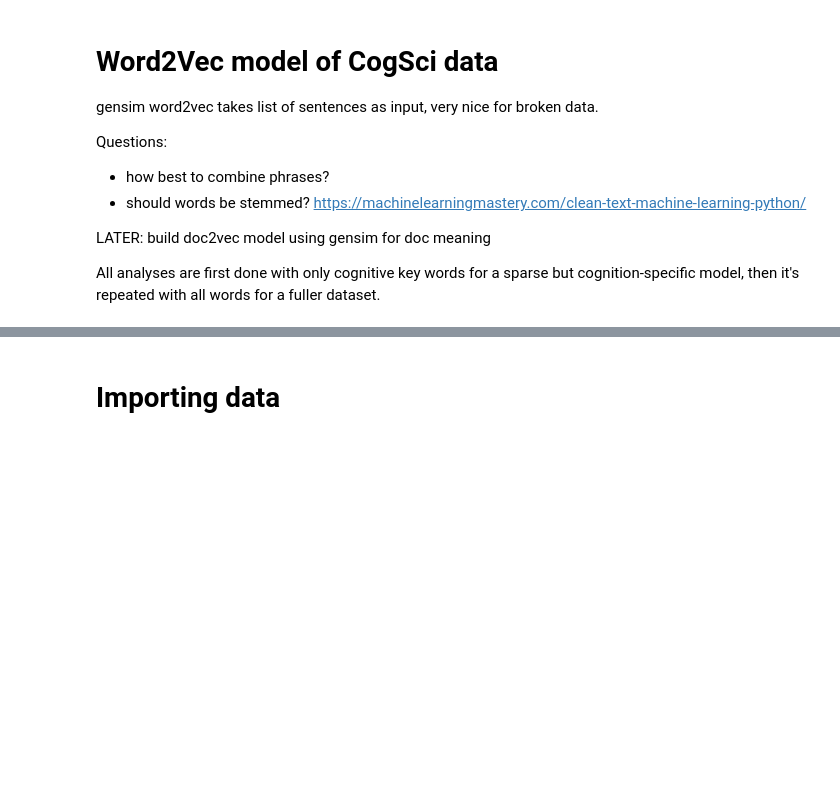
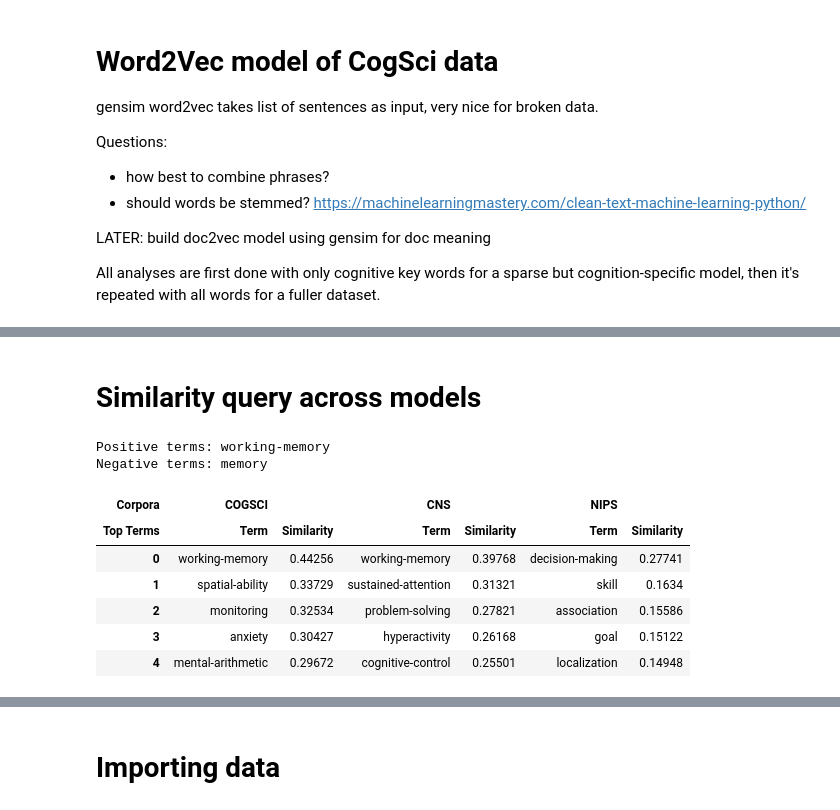
Before and after one commit to voytekresearch/IdentityCrisis, a Jupyter notebook: notebooks/2_analysis_word2vec.ipynb, the cells around one changed output, grey strips where cells are left out. Saved outputs shown, nothing was run; the diff lists cells and outputs as text; code cells hidden in the pictures; blank space fills up the shorter version.

```diff
--- a/notebooks/2_analysis_word2vec.ipynb
+++ b/notebooks/2_analysis_word2vec.ipynb
@@ -21,8 +21,11 @@ import string, nltk, sys
 import numpy as np
 import pandas as pd
 import gensim as gs
-from sklearn import metrics
-from sklearn.manifold import TSNE
+from sklearn import metrics, manifold
+import umap
 import matplotlib.pylab as plt
 sys.path.append('../')
 import cogont as co
+from matplotlib import colors
+
+pd.set_option('precision', 5)
@@ -28,0 +69,29 @@ import cogont as co
+# %%
+convert_to_sentences = False
+corpora = ['cogsci', 'cns', 'nips']
+wv_models = []
+for c in corpora:
+    abstract_file = '../data/abstracts_'+c+'_combined.csv'
+    print('-------%s--------'%c.upper())
+    df_corp = pd.read_csv(abstract_file, header=0, index_col=False, usecols=['Year', 'Title', 'Abstract'], na_filter=True)
+    print('%i documents extracted. %i with title and abstracts.' %(len(df_corp),len(df_corp.dropna())))
+
+    # convert to sentences
+    if convert_to_sentences:
+        print('Converting to sentence-level representation & concatenating terms.')
+        stcs = co.doc_to_stcs(df_corp)
+        stcs, terms_concat = co.concat_terms(stcs, terms['Terms'].values)
+        # save sentence lists
+        np.save('../data/sentences_%s_concat.npy'%c, stcs)
+    else:
+        print('Loading pre-converted sentences.')
+        stcs = np.load('../data/sentences_%s_concat.npy'%c)
+
+    print('%s sentences in corpus.'%len(stcs))
+
+    # train word2vec
+    print('Training word2vec model.')
+    cur_wv_model = gs.models.Word2Vec(stcs, min_count=2, size=100, window=10, sg=1)
+    wv_models.append(cur_wv_model)
+
+    print(' ')
@@ -28,0 +116,19 @@ import cogont as co
+# %% [markdown]
+# Similarity query across models
+# %%
+top_n = 5
+positive = ['working-memory']
+negative = ['memory']
+
+df_similarity = query_similarity(wv_models, [c.upper() for c in corpora], positive, negative, top_n, terms_concat)
+print_fancy_similarity(df_similarity)
+# %% [output]
+Positive terms: working-memory
+Negative terms: memory
+| Corpora | COGSCI |  | CNS |  | NIPS |  |
+| Top Terms | Term | Similarity | Term | Similarity | Term | Similarity |
+| 0 | working-memory | 0.44256 | working-memory | 0.39768 | decision-making | 0.27741 |
+| 1 | spatial-ability | 0.33729 | sustained-attention | 0.31321 | skill | 0.1634 |
+| 2 | monitoring | 0.32534 | problem-solving | 0.27821 | association | 0.15586 |
+| 3 | anxiety | 0.30427 | hyperactivity | 0.26168 | goal | 0.15122 |
+| 4 | mental-arithmetic | 0.29672 | cognitive-control | 0.25501 | localization | 0.14948 |
```
Also changed, not shown: parts of 15 cells of this notebook, 7 other files.
